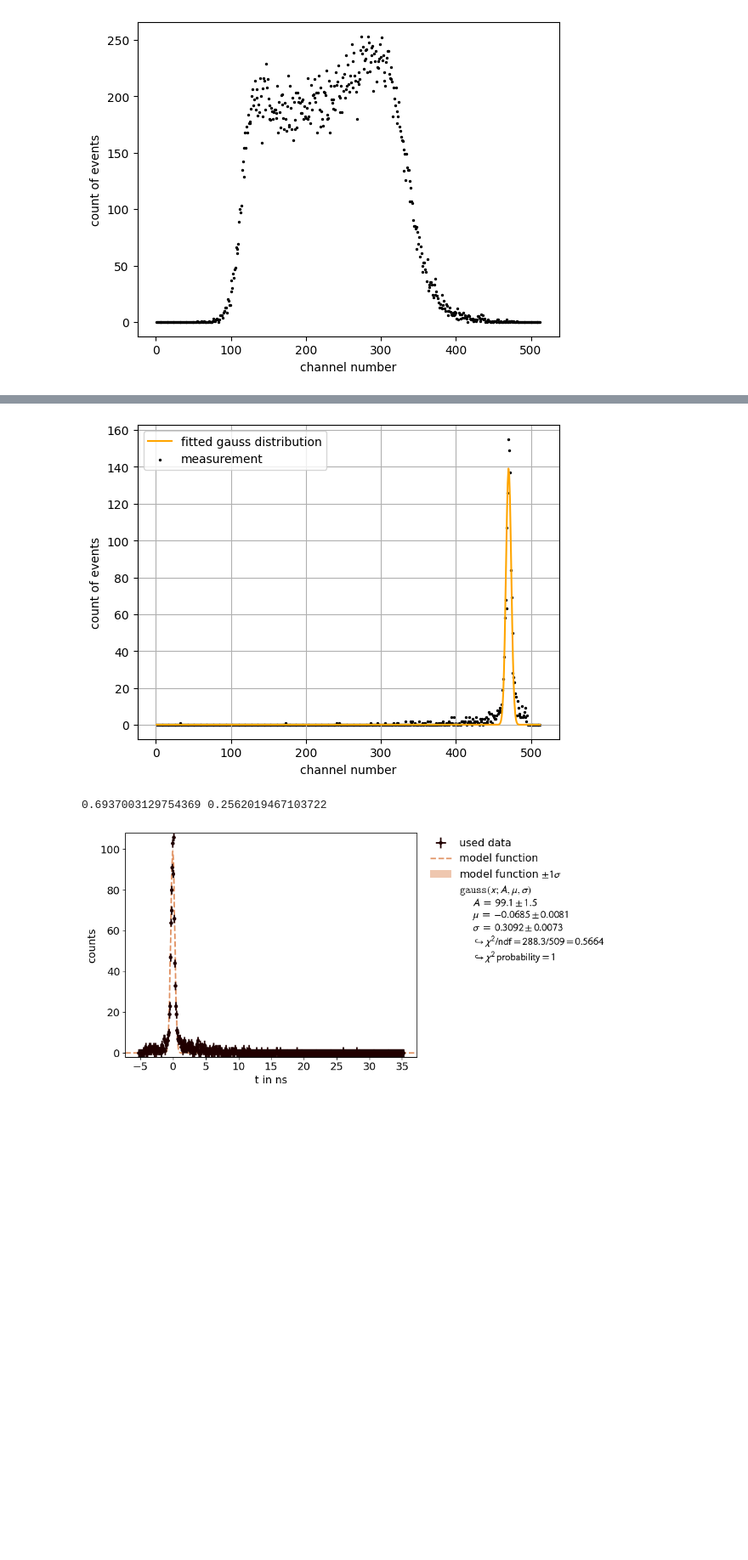
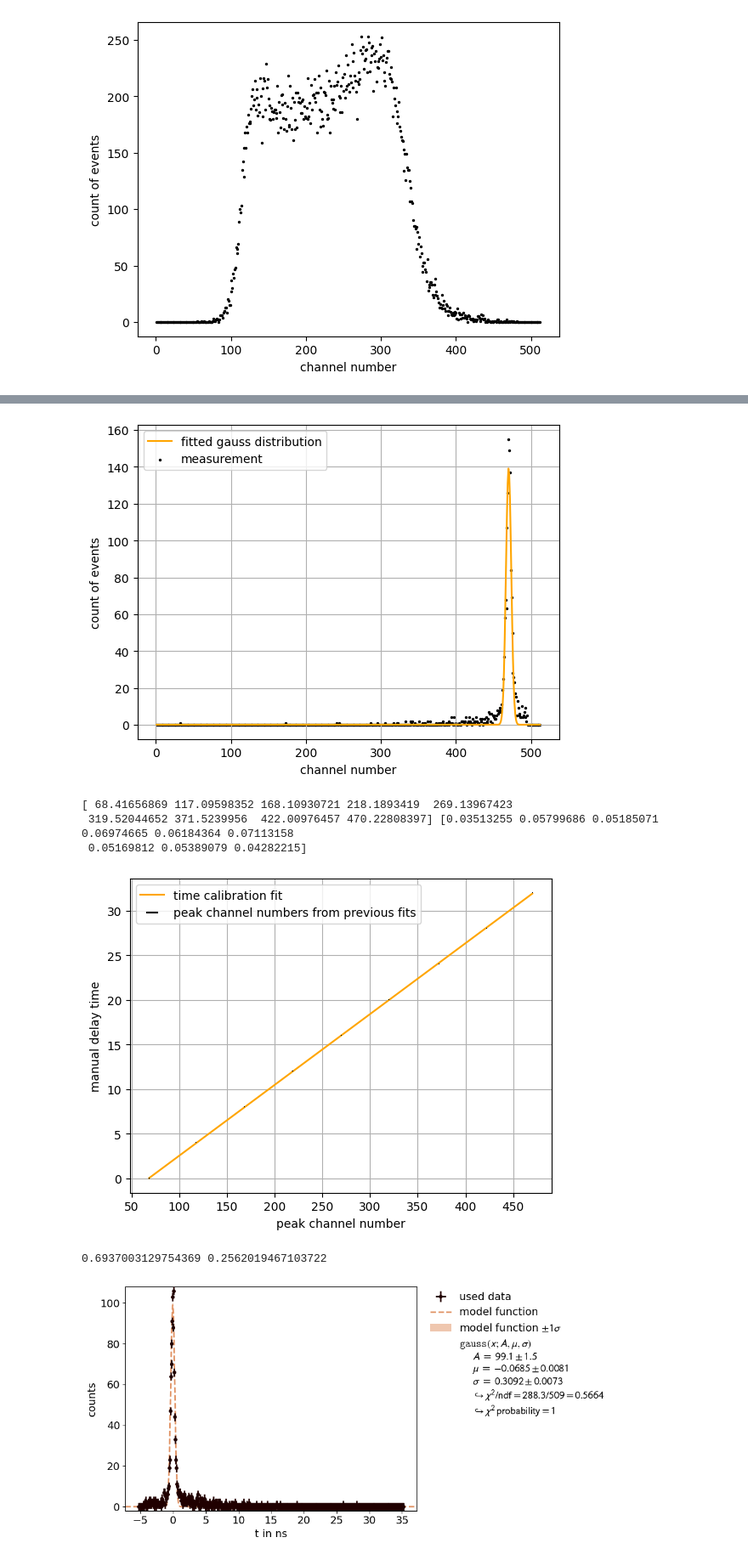
Before and after one commit to thexwon/Praktikum-Moderne-Physik, a Jupyter notebook: Positronium/PositroniumNotebook.ipynb, the cells around one changed output, grey strips where cells are left out. Shown at 85% size. Saved outputs shown, nothing was run; the diff lists cells and outputs as text; code cells hidden in the pictures; blank space fills up the shorter version.

Commit message:
time cal fig

```diff
--- a/Positronium/PositroniumNotebook.ipynb
+++ b/Positronium/PositroniumNotebook.ipynb
@@ -101,37 +101,48 @@ delay = np.array([0,4,8,12,16,20,24,28,32])
 def linearTime(x,a,b):
     return a*x  + b
 
+print(mu, mu_unc)
 popt,pcov = curve_fit(linearTime, mu, delay,sigma = mu_unc, absolute_sigma = True)
-#plt.scatter(delay,mu,)
-#plt.scatter(delay,linearTime(delay,*popt))
+plt.errorbar(mu,delay,xerr=mu_unc,color="black",fmt=",",label="peak channel numbers from previous fits")
+plt.plot(mu,linearTime(mu,*popt),color="orange", label="time calibration fit")
+plt.grid()
+plt.legend()
+plt.xlabel("peak channel number")
+plt.ylabel("manual delay time")
+plt.savefig("include/timecalfit")
+plt.show()
 #print(popt,"\n", np.sqrt(pcov[0,0]), np.sqrt(pcov[1,1]))
 a = popt[0]
 a_unc = np.sqrt(pcov[0,0])
 
 #print(a,a_unc)
 #-> t = 0.693(+-0.256)*channel -5.382(+-0.022) in ns
 
 delta_t = a * fwhm
 delta_t_unc = np.sqrt((fwhm*a_unc)**2+(a*fwhm_unc)**2)
 # Hier: gewichteter mittelwert und die unsicherheit des gewichteten mittelwerts.
 delta_t_wmean = np.sum(delta_t*1/delta_t_unc**2)/np.sum(1/delta_t_unc**2)
 delta_t_wmean_unc = np.sqrt(np.sum((delta_t*1/delta_t_unc**2)**2))/np.sum(1/delta_t_unc**2)
 print(delta_t_wmean, delta_t_wmean_unc) #<- Das ist die Zeitauflösung! Damit begründen wir, das manche zerfallsprozesse nicht getrennt werden können
 
 a = ufloat(a,a_unc)
 b = ufloat(popt[1],np.sqrt(pcov[1,1]))
 # %% [output]
 [figure]
 [figure]
 [figure]
 [figure]
 [figure]
 [figure]
 [figure]
 [figure]
 [figure]
 [figure]
-0.6937003129754369 0.2562019467103722
+[ 68.41656869 117.09598352 168.10930721 218.1893419  269.13967423
+ 319.52044652 371.5239956  422.00976457 470.22808397] [0.03513255 0.05799686 0.05185071 0.06974665 0.06184364 0.07113158
+ 0.05169812 0.05389079 0.04282215]
+[figure, added]
+0.6937003129754369 0.2562019467103722
 # %%
 # Lichtgeschwindigkeit
 # %%
```
Also changed, not shown: 1 other file.
